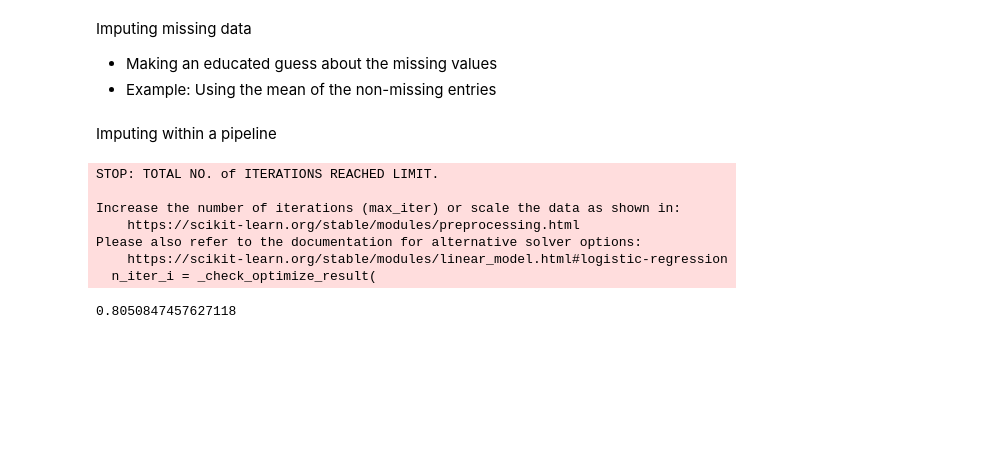
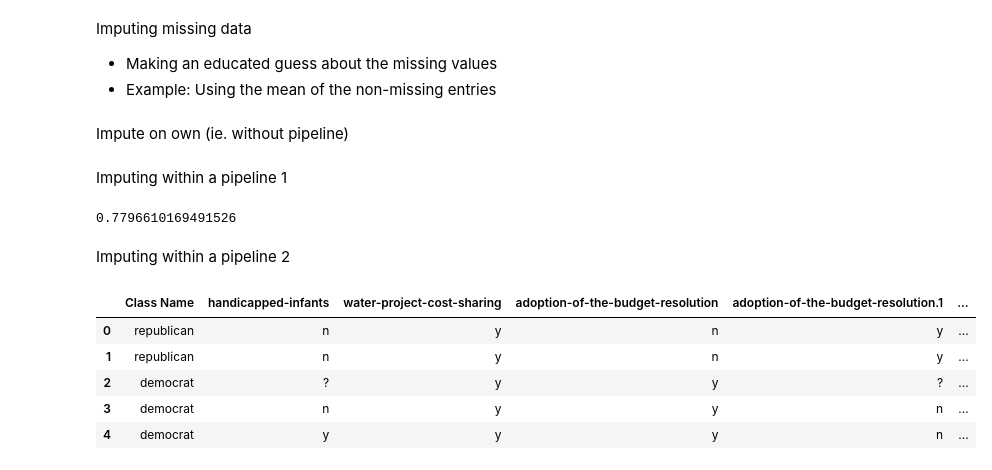
Before and after one commit to TyroneJensen/Machine-Learning, a Jupyter notebook: Supervised-with-scikit-learn/DC-4-prepro_and_pipes.ipynb, the cells around one changed output. Cells and saved outputs as stored; diff of their text form; code cells hidden in the pictures; blank space fills up the shorter version.

Commit message:
updated notebook and datasets

```diff
--- a/Supervised-with-scikit-learn/DC-4-prepro_and_pipes.ipynb
+++ b/Supervised-with-scikit-learn/DC-4-prepro_and_pipes.ipynb
@@ -155,39 +155,51 @@ Imputing missing data
 # Sort datatframe into predictive features: X and target feature: y
 X = df.drop('diabetes', axis=1)
 y = df['diabetes']
+# %% [markdown]
+Impute on own (ie. without pipeline)
 # %%
 from sklearn.impute import SimpleImputer
 imp = SimpleImputer(missing_values=np.nan, strategy='mean')
 imp.fit(X)
 X = imp.transform(X)
 # %% [markdown]
-Imputing within a pipeline
+Imputing within a pipeline 1
 # %%
 from sklearn.pipeline import Pipeline
 from sklearn.impute import SimpleImputer
-from sklearn.linear_model import LogisticRegression
 from sklearn.model_selection import train_test_split
 
+from sklearn.linear_model import LogisticRegression
+
+# instantiate imp and logreg model
 imp = SimpleImputer(missing_values=np.nan, strategy='mean')
-logreg =LogisticRegression()
+logreg =LogisticRegression(max_iter=165)
+#NOTE: each step in a pipeline must be a transformer, except last step which must be an estimator (classifier, regressor, transformer)
 
-steps = [('imputation', imp),('logistic regression', logreg)]
-
+# construct list of steps for the pipeline
+steps = [('imputation', imp), ('logistic regression', logreg)]
+# pass list to pipeline constructor
 pipeline = Pipeline(steps)
-
+# split data
 X_train, X_test, y_train, y_test = train_test_split( X, y, test_size=0.30, random_state=42)
-
+# fit pipeline to training data
 pipeline.fit(X_train, y_train)
-
+# predict on test data
 y_pred = pipeline.predict(X_test)
-
+# compute accuracy
 pipeline.score(X_test, y_test)
 # %% [output]
-STOP: TOTAL NO. of ITERATIONS REACHED LIMIT.
-
-Increase the number of iterations (max_iter) or scale the data as shown in:
-    https://scikit-learn.org/stable/modules/preprocessing.html
-Please also refer to the documentation for alternative solver options:
-    https://scikit-learn.org/stable/modules/linear_model.html#logistic-regression
-  n_iter_i = _check_optimize_result(
+0.7796610169491526
-0.8050847457627118
+# %% [markdown]
+Imputing within a pipeline 2
+# %%
+# we will use us-congress dataset
+df = pd.read_csv("datasets/us-congress-voting.csv")
+df.head()
+# %% [output]
+|  | Class Name | handicapped-infants | water-project-cost-sharing | adoption-of-the-budget-resolution | adoption-of-the-budget-resolution.1 | ... |
+| 0 | republican | n | y | n | y | ... |
+| 1 | republican | n | y | n | y | ... |
+| 2 | democrat | ? | y | y | ? | ... |
+| 3 | democrat | n | y | y | n | ... |
+| 4 | democrat | y | y | y | n | ... |
```
Also changed, not shown: parts of 6 cells of this notebook, 1 other file.
